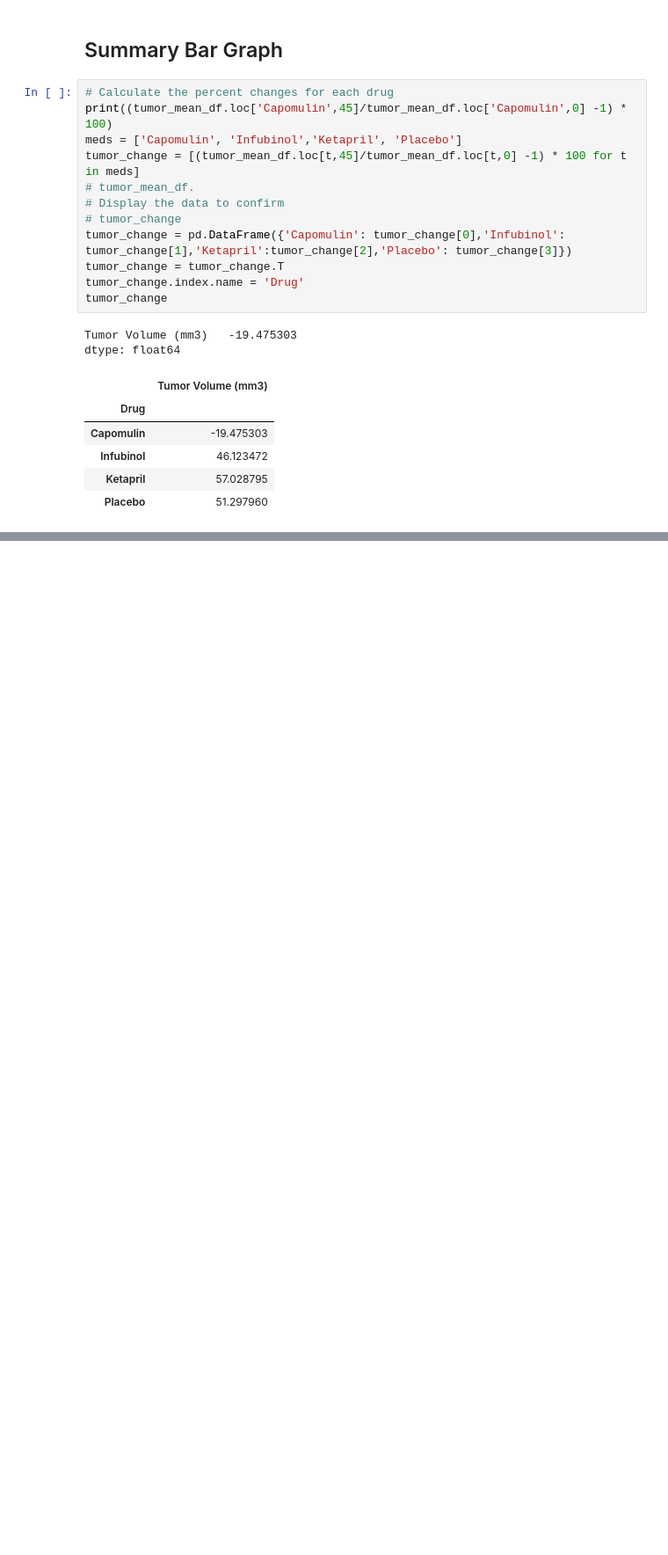
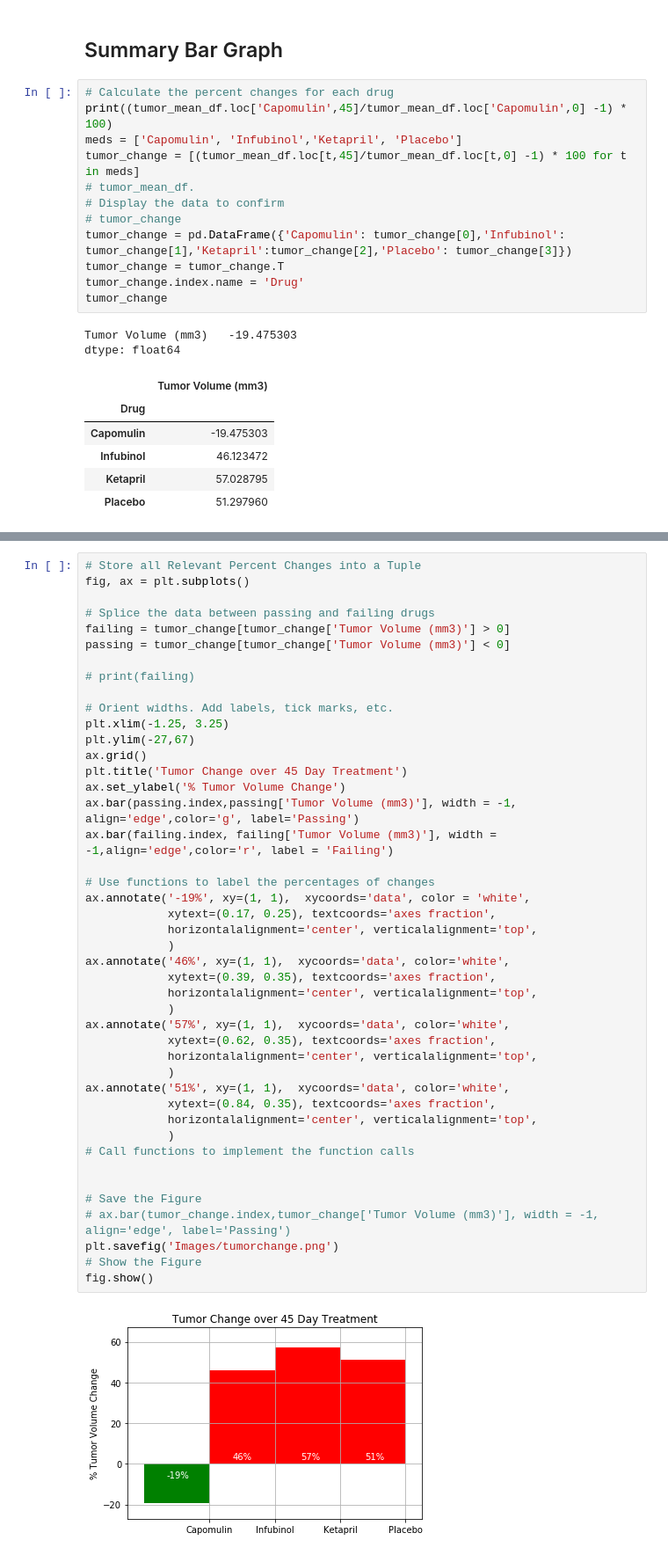
Before and after one commit to jeffreyb92/matplotlib-challenge, a Jupyter notebook: Pymaceuticals/pymaceuticals.ipynb, the cells around one changed output, grey strips where cells are left out. Shown at 88% size. Saved outputs shown, nothing was run; the diff lists cells and outputs as text; blank space fills up the shorter version.

Commit message:
updated visualizations

```diff
--- a/Pymaceuticals/pymaceuticals.ipynb
+++ b/Pymaceuticals/pymaceuticals.ipynb
@@ -416,0 +375,46 @@ fig.show()
+# %%
+# Store all Relevant Percent Changes into a Tuple
+fig, ax = plt.subplots()
+
+# Splice the data between passing and failing drugs
+failing = tumor_change[tumor_change['Tumor Volume (mm3)'] > 0]
+passing = tumor_change[tumor_change['Tumor Volume (mm3)'] < 0]
+
+# print(failing)
+
+# Orient widths. Add labels, tick marks, etc.
+plt.xlim(-1.25, 3.25)
+plt.ylim(-27,67)
+ax.grid()
+plt.title('Tumor Change over 45 Day Treatment')
+ax.set_ylabel('% Tumor Volume Change')
+ax.bar(passing.index,passing['Tumor Volume (mm3)'], width = -1, align='edge',color='g', label='Passing')
+ax.bar(failing.index, failing['Tumor Volume (mm3)'], width = -1,align='edge',color='r', label = 'Failing')
+
+# Use functions to label the percentages of changes
+ax.annotate('-19%', xy=(1, 1),  xycoords='data', color = 'white',
+            xytext=(0.17, 0.25), textcoords='axes fraction',
+            horizontalalignment='center', verticalalignment='top',
+            )
+ax.annotate('46%', xy=(1, 1),  xycoords='data', color='white',
+            xytext=(0.39, 0.35), textcoords='axes fraction',
+            horizontalalignment='center', verticalalignment='top',
+            )
+ax.annotate('57%', xy=(1, 1),  xycoords='data', color='white',
+            xytext=(0.62, 0.35), textcoords='axes fraction',
+            horizontalalignment='center', verticalalignment='top',
+            )
+ax.annotate('51%', xy=(1, 1),  xycoords='data', color='white',
+            xytext=(0.84, 0.35), textcoords='axes fraction',
+            horizontalalignment='center', verticalalignment='top',
+            )
+# Call functions to implement the function calls
+
+
+# Save the Figure
+# ax.bar(tumor_change.index,tumor_change['Tumor Volume (mm3)'], width = -1, align='edge', label='Passing')
+plt.savefig('Images/tumorchange.png')
+# Show the Figure
+fig.show()
+# %% [output]
+[figure, added]
```
Also changed, not shown: parts of 5 cells of this notebook, 1 other file.
